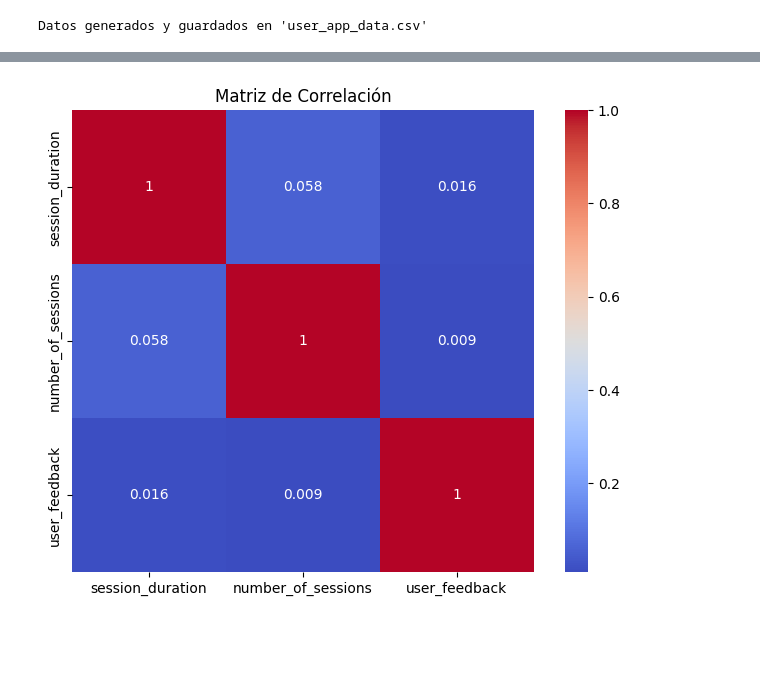
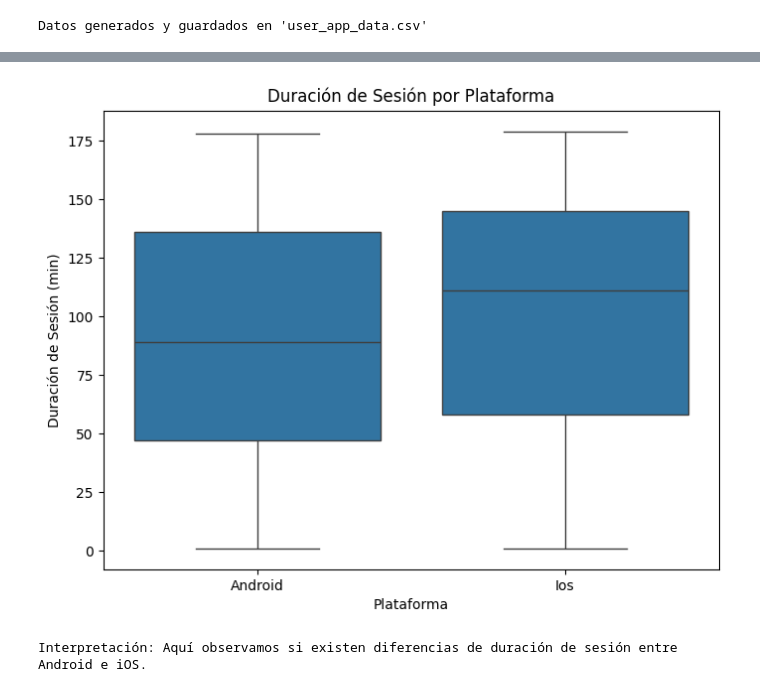
Before and after one commit to manueljosema/Primer-commit-a-adir-README.md, a Jupyter notebook: Preparación_Examen_Unidad_Simulación_del_Examen_(Core).ipynb, the cells around one changed output, grey strips where cells are left out. Drawn from its saved outputs; the diff is of its cells as text; code cells hidden in the pictures; blank space fills up the shorter version.

```diff
--- a/Preparación_Examen_Unidad_Simulación_del_Examen_(Core).ipynb
+++ b/Preparación_Examen_Unidad_Simulación_del_Examen_(Core).ipynb
@@ -207,12 +159,13 @@ plt.show()
-# %%
-### Heatmap de correlación
-corr = data[['session_duration', 'number_of_sessions', 'user_feedback']].corr()
-plt.figure(figsize=(8,6))
-sns.heatmap(corr, annot=True, cmap='coolwarm', square=True)
-plt.title('Matriz de Correlación')
-plt.show()
-
-# Interpretación: La duración de sesión y el número de
-# sesiones están positivamente correlacionados.
-# %% [output]
-[figure, removed]
+# %%
+# Comparación de duración de sesión por plataforma
+plt.figure(figsize=(8, 6))
+sns.boxplot(x='platform', y='session_duration', data=data)
+plt.title('Duración de Sesión por Plataforma')
+plt.xlabel('Plataforma')
+plt.ylabel('Duración de Sesión (min)')
+plt.show()
+
+print('Interpretación: Aquí observamos si existen diferencias de duración de sesión entre Android e iOS.')
+# %% [output]
+[figure, added]
+Interpretación: Aquí observamos si existen diferencias de duración de sesión entre Android e iOS.
```
Also changed, not shown: parts of 21 cells of this notebook.
